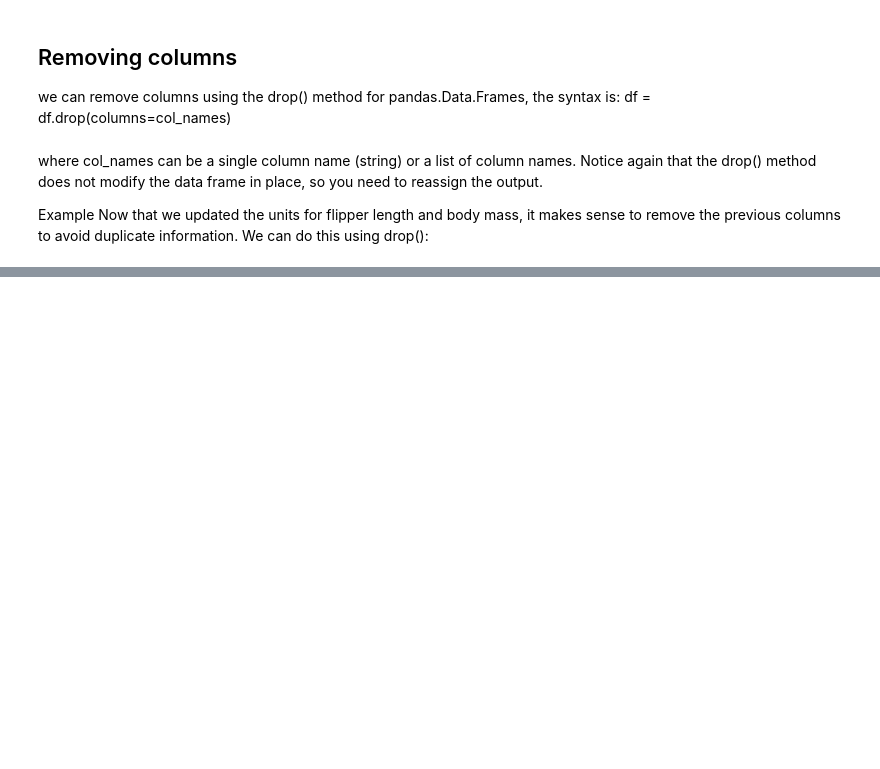
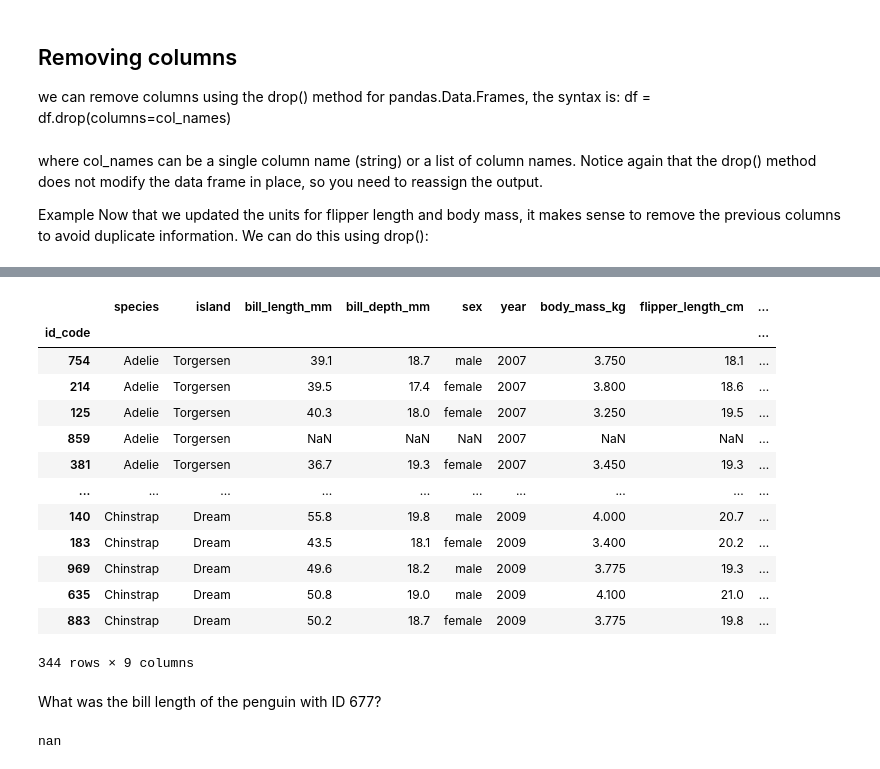
Before and after one commit to SRKads1998/eds220-2025-in-class, a Jupyter notebook: week2-updating-dataframes.ipynb, the cells around one changed output, grey strips where cells are left out. Drawn from its saved outputs; the diff is of its cells as text; code cells hidden in the pictures; blank space fills up the shorter version.

```diff
--- a/week2-updating-dataframes.ipynb
+++ b/week2-updating-dataframes.ipynb
@@ -115,0 +129,25 @@ Index(['id_code', 'species', 'island', 'bill_length_mm', 'bill_depth_mm',
+# %%
+penguins = penguins.set_index('id_code')
+penguins
+# %% [output]
+|  | species | island | bill_length_mm | bill_depth_mm | sex | year | body_mass_kg | flipper_length_cm | ... |
+| id_code |  |  |  |  |  |  |  |  | ... |
+| 754 | Adelie | Torgersen | 39.1 | 18.7 | male | 2007 | 3.750 | 18.1 | ... |
+| 214 | Adelie | Torgersen | 39.5 | 17.4 | female | 2007 | 3.800 | 18.6 | ... |
+| 125 | Adelie | Torgersen | 40.3 | 18.0 | female | 2007 | 3.250 | 19.5 | ... |
+| 859 | Adelie | Torgersen | NaN | NaN | NaN | 2007 | NaN | NaN | ... |
+| 381 | Adelie | Torgersen | 36.7 | 19.3 | female | 2007 | 3.450 | 19.3 | ... |
+| ... | ... | ... | ... | ... | ... | ... | ... | ... | ... |
+| 140 | Chinstrap | Dream | 55.8 | 19.8 | male | 2009 | 4.000 | 20.7 | ... |
+| 183 | Chinstrap | Dream | 43.5 | 18.1 | female | 2009 | 3.400 | 20.2 | ... |
+| 969 | Chinstrap | Dream | 49.6 | 18.2 | male | 2009 | 3.775 | 19.3 | ... |
+| 635 | Chinstrap | Dream | 50.8 | 19.0 | male | 2009 | 4.100 | 21.0 | ... |
+| 883 | Chinstrap | Dream | 50.2 | 18.7 | female | 2009 | 3.775 | 19.8 | ... |
+344 rows × 9 columns
+# %% [markdown]
+What was the bill length of the penguin with ID 677?
+# %%
+# Check bill length of penguin with ID 677
+penguins.at[859, 'bill_length_mm']
+# %% [output]
+nan
```
Also changed, not shown: parts of 21 cells of this notebook, 2 other files.
